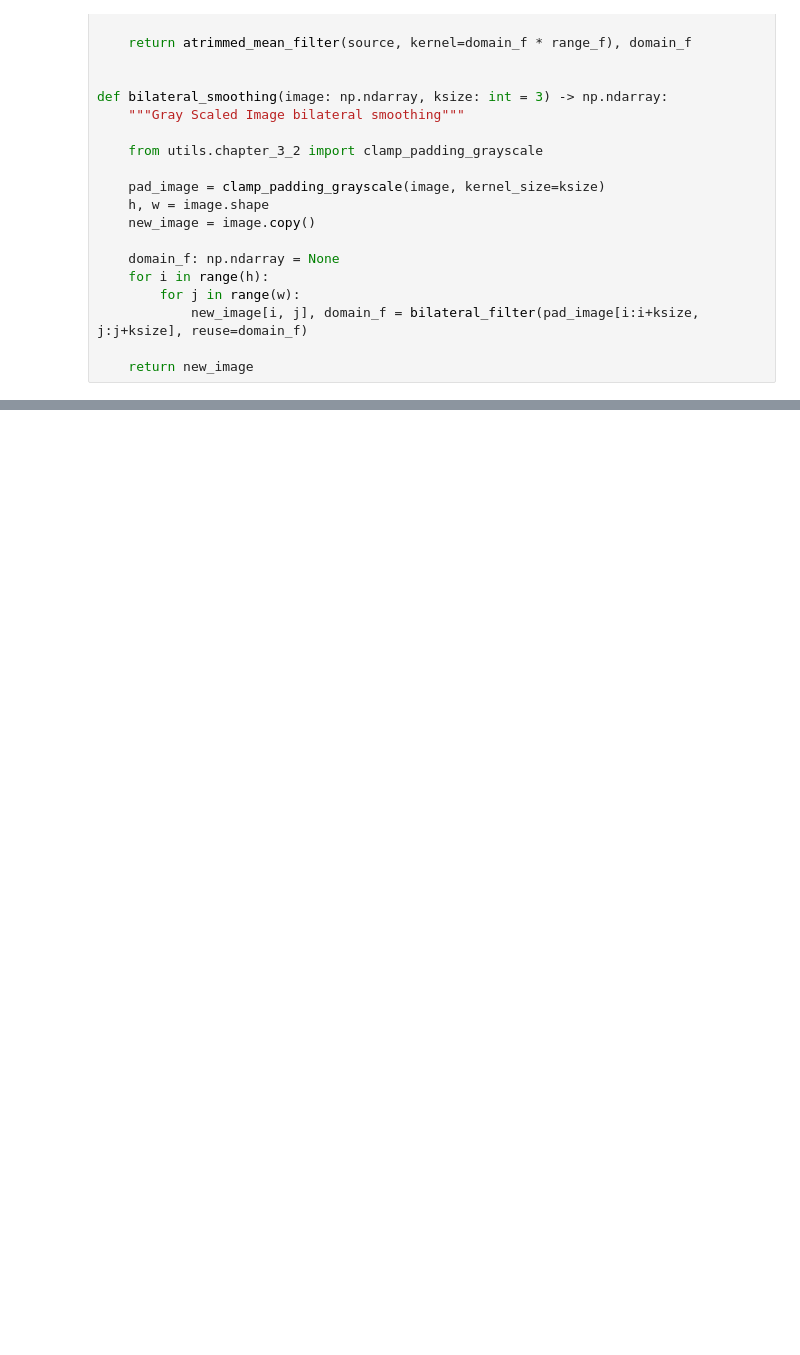
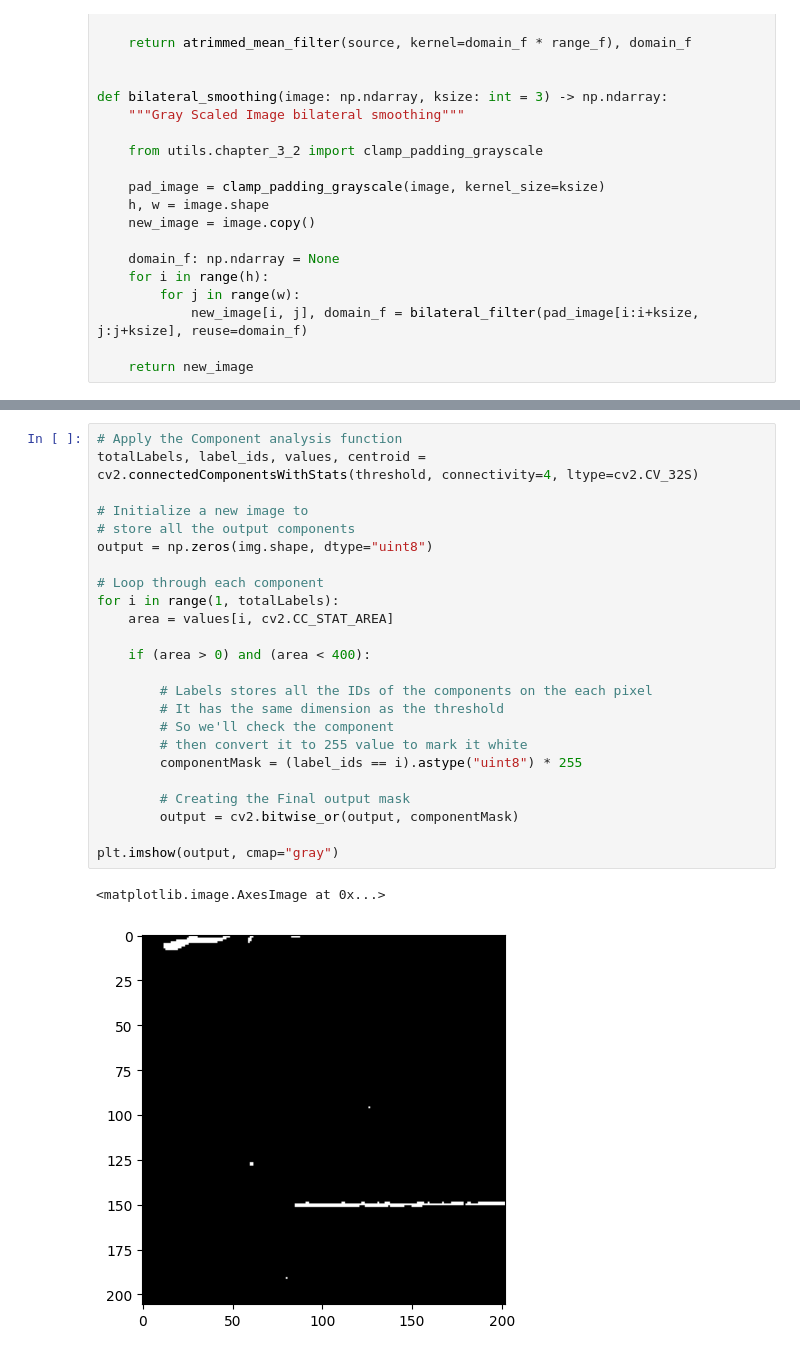
Before and after one commit to superfive666/computer-vision, a Jupyter notebook: chapter-3_image-processing/chapter-3.3-neighborhood-operators.ipynb, the cells around one changed output, grey strips where cells are left out. Cells and saved outputs as stored; diff of their text form; blank space fills up the shorter version.

```diff
--- a/chapter-3_image-processing/chapter-3.3-neighborhood-operators.ipynb
+++ b/chapter-3_image-processing/chapter-3.3-neighborhood-operators.ipynb
@@ -139,0 +262,27 @@ plt.show()
+# %%
+# Apply the Component analysis function
+totalLabels, label_ids, values, centroid = cv2.connectedComponentsWithStats(threshold, connectivity=4, ltype=cv2.CV_32S)
+
+# Initialize a new image to
+# store all the output components
+output = np.zeros(img.shape, dtype="uint8")
+
+# Loop through each component
+for i in range(1, totalLabels):
+    area = values[i, cv2.CC_STAT_AREA]
+
+    if (area > 0) and (area < 400):
+
+        # Labels stores all the IDs of the components on the each pixel
+        # It has the same dimension as the threshold
+        # So we'll check the component
+        # then convert it to 255 value to mark it white
+        componentMask = (label_ids == i).astype("uint8") * 255
+
+        # Creating the Final output mask
+        output = cv2.bitwise_or(output, componentMask)
+
+plt.imshow(output, cmap="gray")
+# %% [output]
+<matplotlib.image.AxesImage at 0x...>
+[figure, added]
```
Also changed, not shown: parts of 7 cells of this notebook, 2 other files.
